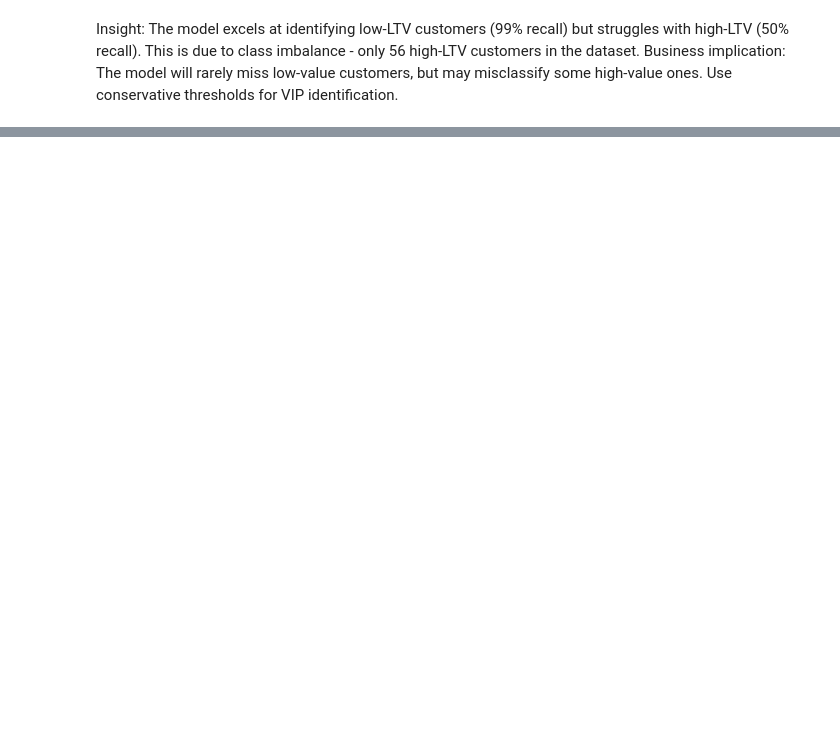
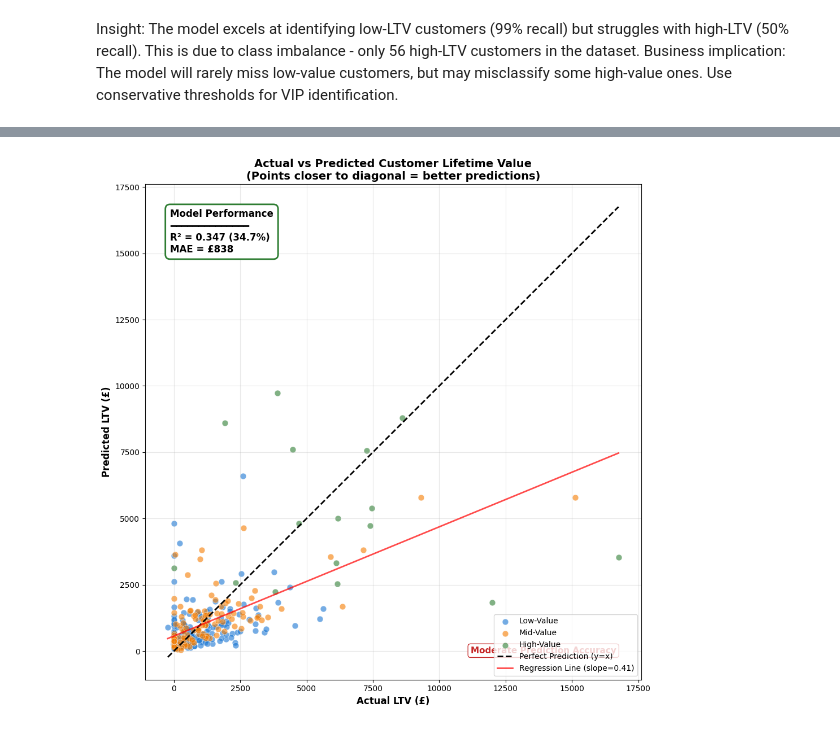
Before and after one commit to MylieMudaliyar/Sales-Marketing-Analytics-Data-Driven-Customer-Intelligence, a Jupyter notebook: 3- Customer Lifetime Value Prediction/customer_lifetime_value_prediction.ipynb, the cells around one changed output, grey strips where cells are left out. Cells and saved outputs as stored; diff of their text form; code cells hidden in the pictures; blank space fills up the shorter version.

```diff
--- a/3- Customer Lifetime Value Prediction/customer_lifetime_value_prediction.ipynb
+++ b/3- Customer Lifetime Value Prediction/customer_lifetime_value_prediction.ipynb
@@ -321,0 +452,89 @@ Insight: The model excels at identifying low-LTV customers (99% recall) but stru
+# %%
+# Create Actual vs Predicted LTV Scatter Plot
+fig, ax = plt.subplots(figsize=(10, 10))
+
+# Color mapping by segment
+segment_colors = {'Low-Value': '#1976D2', 'Mid-Value': '#F57C00', 'High-Value': '#2E7D32'}
+segment_order = ['Low-Value', 'Mid-Value', 'High-Value']
+
+# Plot points by segment
+for segment in segment_order:
+    mask = df_test_viz['Segment'] == segment
+    ax.scatter(
+        df_test_viz.loc[mask, 'Actual_LTV'],
+        df_test_viz.loc[mask, 'Predicted_LTV'],
+        c=segment_colors[segment],
+        label=segment,
+        alpha=0.6,
+        s=60,
+        edgecolors='white',
+        linewidth=0.5
+    )
+
+# Add perfect prediction line (y=x)
+max_val = max(df_test_viz['Actual_LTV'].max(), df_test_viz['Predicted_LTV'].max())
+min_val = min(df_test_viz['Actual_LTV'].min(), df_test_viz['Predicted_LTV'].min())
+ax.plot([min_val, max_val], [min_val, max_val], 'k--', linewidth=2, label='Perfect Prediction (y=x)')
+
+# Add regression line through points
+slope, intercept, r_value, p_value, std_err = stats.linregress(
+    df_test_viz['Actual_LTV'], df_test_viz['Predicted_LTV']
+)
+x_line = np.linspace(min_val, max_val, 100)
+y_line = slope * x_line + intercept
+ax.plot(x_line, y_line, 'r-', linewidth=2, alpha=0.7, label=f'Regression Line (slope={slope:.2f})')
+
+# Add R² annotation box
+ax.annotate(
+    f'Model Performance\n━━━━━━━━━━━━━━\nR² = {r2:.3f} ({r2*100:.1f}%)\nMAE = £{mae:.0f}',
+    xy=(0.05, 0.95),
+    xycoords='axes fraction',
+    fontsize=12,
+    fontweight='bold',
+    verticalalignment='top',
+    bbox=dict(boxstyle='round,pad=0.5', facecolor='white', edgecolor='#2E7D32', linewidth=2)
+)
+
+# Add interpretation note
+if r2 > 0.8:
+    quality = "Excellent"
+    color = '#2E7D32'
+elif r2 > 0.6:
+    quality = "Good"
+    color = '#F57C00'
+else:
+    quality = "Moderate"
+    color = '#C62828'
+
+ax.annotate(
+    f'{quality} Prediction Accuracy',
+    xy=(0.95, 0.05),
+    xycoords='axes fraction',
+    fontsize=11,
+    fontweight='bold',
+    color=color,
+    verticalalignment='bottom',
+    horizontalalignment='right',
+    bbox=dict(boxstyle='round,pad=0.3', facecolor='white', edgecolor=color)
+)
+
+# Styling
+ax.set_xlabel('Actual LTV (£)', fontsize=12, fontweight='bold')
+ax.set_ylabel('Predicted LTV (£)', fontsize=12, fontweight='bold')
+ax.set_title('Actual vs Predicted Customer Lifetime Value\n(Points closer to diagonal = better predictions)',
+             fontsize=14, fontweight='bold')
+ax.legend(loc='lower right', fontsize=10)
+ax.grid(True, alpha=0.3)
+ax.set_aspect('equal', adjustable='box')
+
+plt.tight_layout()
+plt.savefig('actual_vs_predicted_ltv.png', dpi=150, bbox_inches='tight')
+plt.show()
+
+print("\n📈 Scatter Plot Interpretation:")
+print("• Points on the diagonal line = perfect predictions")
+print("• Points above diagonal = model over-predicts LTV")
+print("• Points below diagonal = model under-predicts LTV")
+print(f"• Overall R² of {r2:.1%} means {r2:.1%} of LTV variance is explained by the model")
+# %% [output]
+[figure, added]
```
Also changed, not shown: parts of 10 cells of this notebook, 17 other files.
